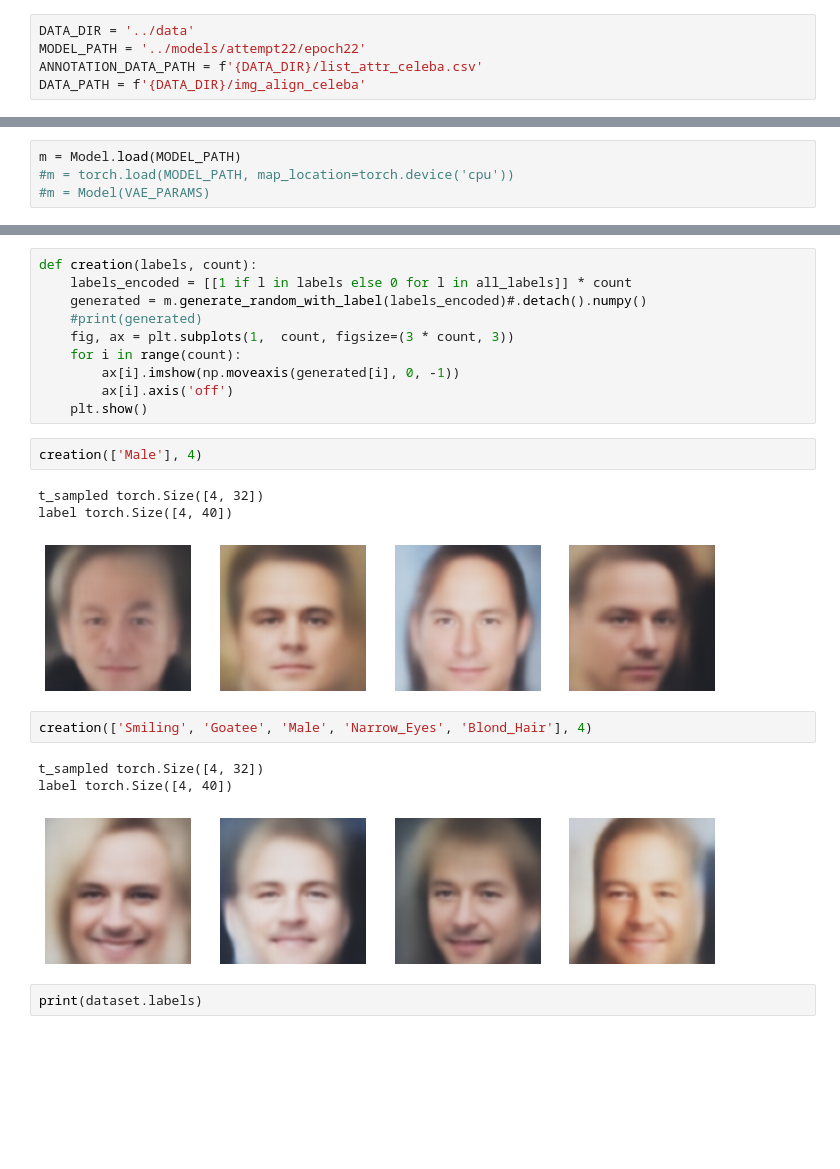
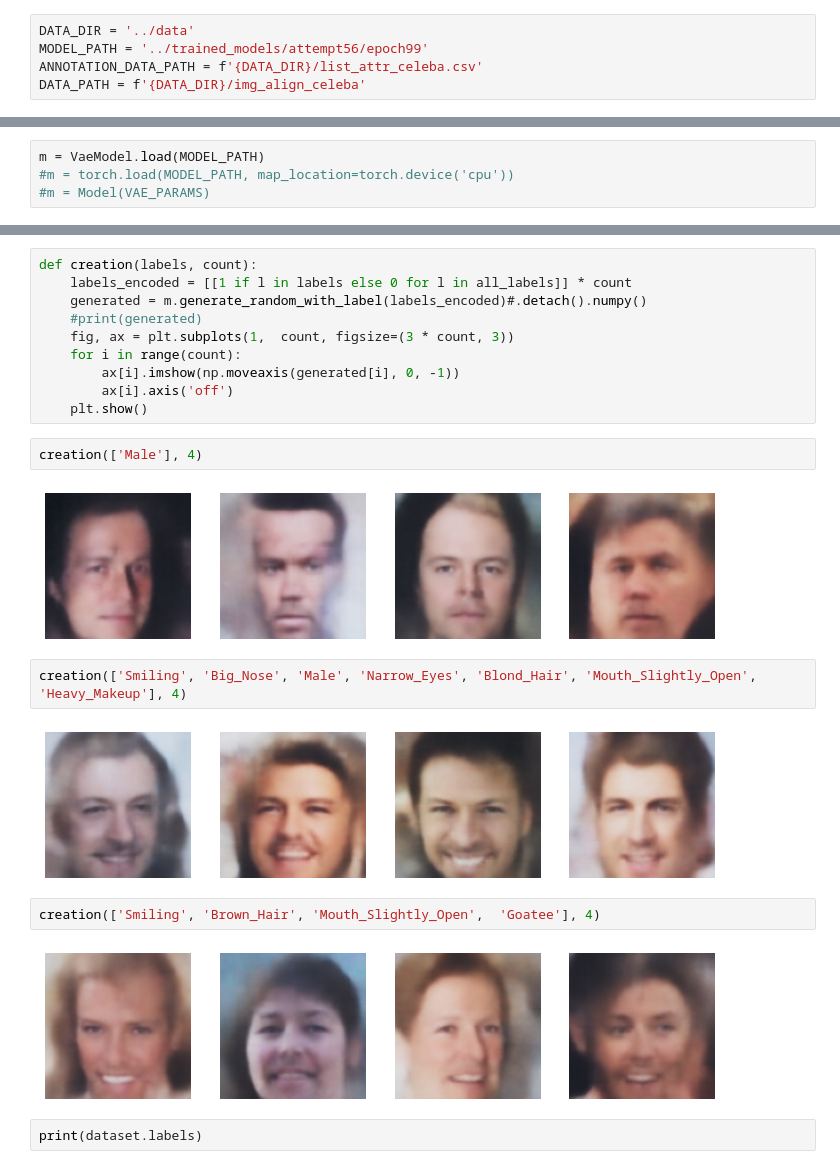
Before and after one commit to redrag0n/face_creation, a Jupyter notebook: visualization.ipynb, the cells around one changed output, grey strips where cells are left out. Saved outputs shown, nothing was run; the diff lists cells and outputs as text; blank space fills up the shorter version.

```diff
--- a/visualization.ipynb
+++ b/visualization.ipynb
@@ -8,14 +8,14 @@ from celeba_dataset import CelebaDataset, IMG_SHAPE, data_transforms
 import matplotlib.pyplot as plt
 # %%
 DATA_DIR = '../data'
-MODEL_PATH = '../models/attempt22/epoch22'
+MODEL_PATH = '../trained_models/attempt56/epoch99'
 ANNOTATION_DATA_PATH = f'{DATA_DIR}/list_attr_celeba.csv'
 DATA_PATH = f'{DATA_DIR}/img_align_celeba'
 # %%
 dataset = CelebaDataset(ANNOTATION_DATA_PATH, DATA_PATH, transform=data_transforms)
 all_labels = np.array(list(dataset.labels))
 # %%
-m = Model.load(MODEL_PATH)
+m = VaeModel.load(MODEL_PATH)
 #m = torch.load(MODEL_PATH, map_location=torch.device('cpu'))
 #m = Model(VAE_PARAMS)
 # %% [output]
@@ -79,15 +79,15 @@ def creation(labels, count):
 # %%
 creation(['Male'], 4)
 # %% [output]
-t_sampled torch.Size([4, 32])
-label torch.Size([4, 40])
-[figure, old version]
+[figure, new version]
 # %%
-creation(['Smiling', 'Goatee', 'Male', 'Narrow_Eyes', 'Blond_Hair'], 4)
+creation(['Smiling', 'Big_Nose', 'Male', 'Narrow_Eyes', 'Blond_Hair', 'Mouth_Slightly_Open', 'Heavy_Makeup'], 4)
 # %% [output]
-t_sampled torch.Size([4, 32])
-label torch.Size([4, 40])
-[figure, old version]
+[figure, new version]
+# %%
+creation(['Smiling', 'Brown_Hair', 'Mouth_Slightly_Open',  'Goatee'], 4)
+# %% [output]
+[figure, added]
 # %%
 print(dataset.labels)
 # %% [output]
```
Also changed, not shown: parts of 6 cells of this notebook, 8 other files.
